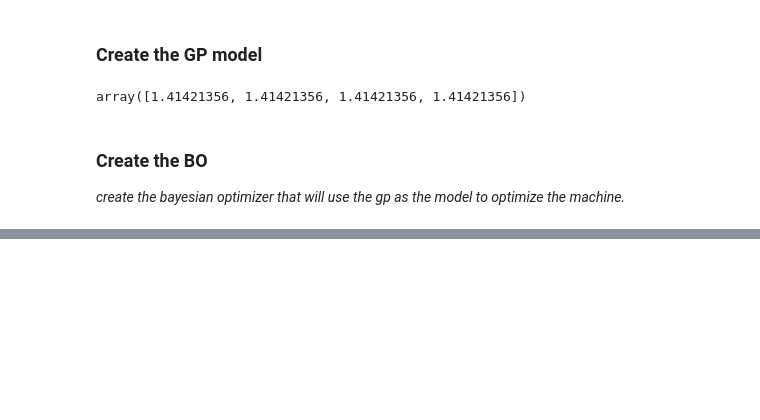
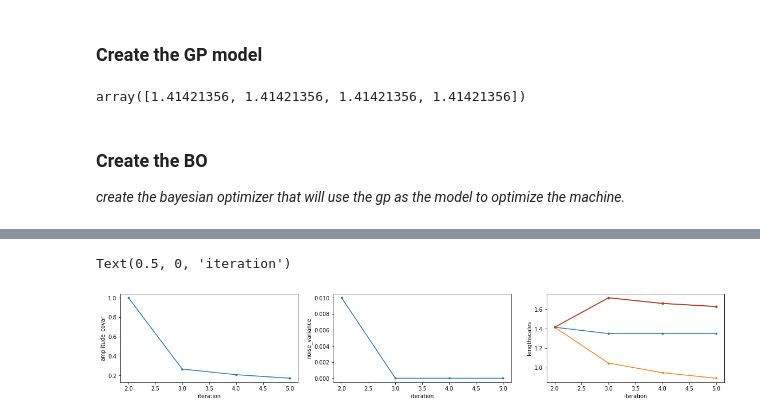
Before and after one commit to adkoo/Bayesian-optimization-using-Gaussian-Process, a Jupyter notebook: Plug_and_play-basic example.ipynb, the cells around one changed output, grey strips where cells are left out. Cells and saved outputs as stored; diff of their text form; code cells hidden in the pictures; blank space fills up the shorter version.

```diff
--- a/Plug_and_play-basic example.ipynb
+++ b/Plug_and_play-basic example.ipynb
@@ -120,0 +185,9 @@ if saveResultsQ == True:
+# %%
+plt.figure(figsize=(20,3))
+xs = np.arange(Niter - optimize_kernel_on_the_fly)+optimize_kernel_on_the_fly
+plt.subplot(131); plt.plot(xs, opt.hyperparams_opt_all['amplitude_covar'],'.-'); plt.ylabel('amplitude_covar'); plt.xlabel('iteration')
+plt.subplot(132); plt.plot(xs, opt.hyperparams_opt_all['noise_variance'],'.-'); plt.ylabel('noise_variance'); plt.xlabel('iteration')
+plt.subplot(133);plt.plot(xs, opt.hyperparams_opt_all['precisionMatrix']**-0.5,'.-'); plt.ylabel('lengthscales'); plt.xlabel('iteration')
+# %% [output]
+Text(0.5, 0, 'iteration')
+[figure, added]
```
Also changed, not shown: parts of 15 cells of this notebook, 17 other files.
